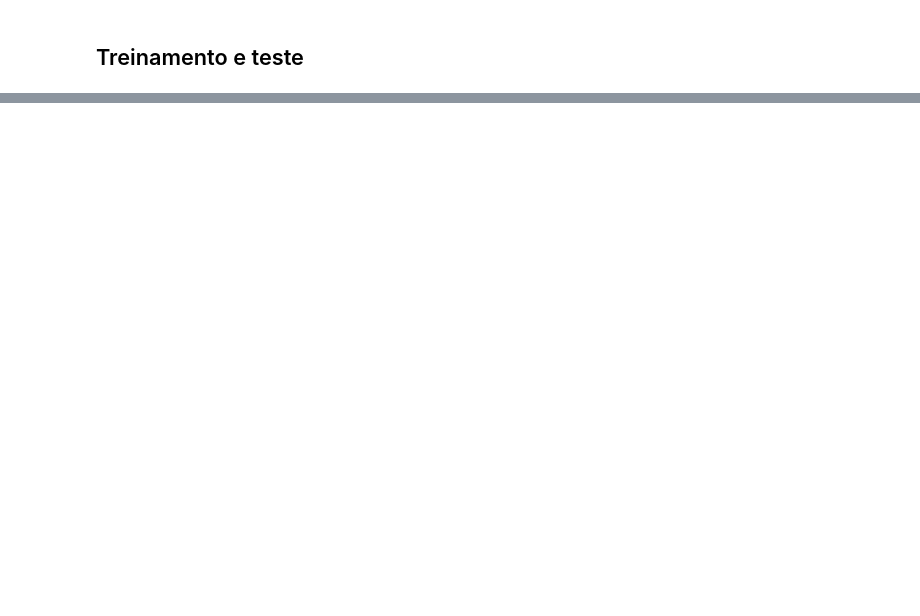
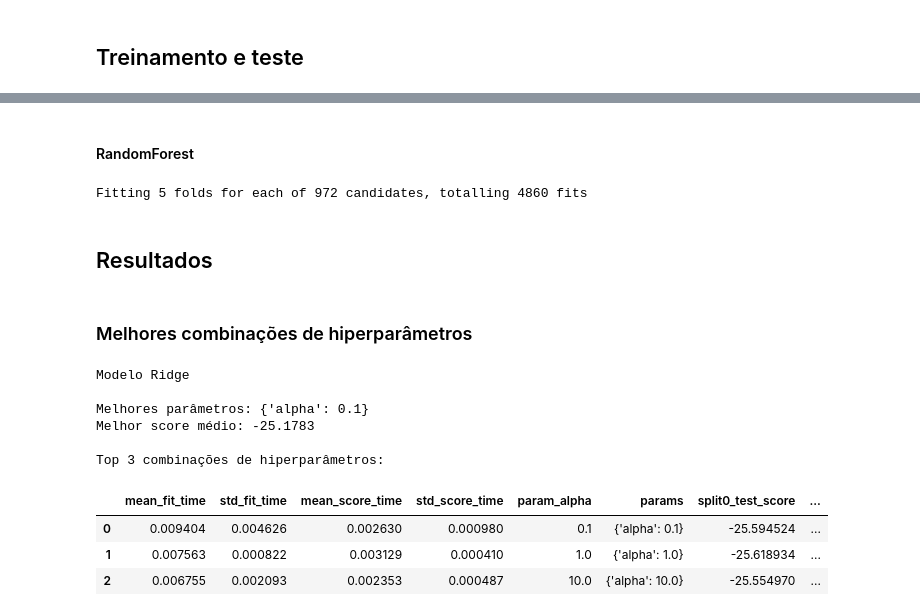
Before and after one commit to Washjr/InteligenciaArtificial, a Jupyter notebook: modelo-regressao/Regressão_Washington_Junior_e_Eduardo_Ikeda.ipynb, the cells around one changed output, grey strips where cells are left out. Saved outputs shown, nothing was run; the diff lists cells and outputs as text; code cells hidden in the pictures; blank space fills up the shorter version.

```diff
--- a/modelo-regressao/Regressão_Washington_Junior_e_Eduardo_Ikeda.ipynb
+++ b/modelo-regressao/Regressão_Washington_Junior_e_Eduardo_Ikeda.ipynb
@@ -172,0 +249,9 @@ X_train, X_test, y_train, y_test = train_test_split(features_encoded, target, te
+# %%
+selector = SelectKBest(score_func=f_regression, k=50)
+selector.fit(X_train, y_train)
+
+scores = pd.Series(selector.scores_, index=X_train.columns)
+print(scores.sort_values(ascending=False).head(50))
+
+best_columns = X_train.columns[selector.get_support()]
+X_train = X_train[best_columns]
@@ -367,0 +351,16 @@ plot_predicted_vs_actual(y_test, y_pred_rf, "Random Forest")
+# %%
+# Regressão Linear com regularização L2
+estimator_ridge = Ridge(random_state=42)
+
+param_grid_ridge = {
+    'alpha': [0.1, 1.0, 10.0, 100.0]
+}
+
+result_ridge = train_and_evaluate(
+    estimator=estimator_ridge,
+    param_grid=param_grid_ridge,
+    X_train=X_train,
+    y_train=y_train,
+    X_test=X_test,
+    y_test=y_test
+)
@@ -367,0 +393,52 @@ plot_predicted_vs_actual(y_test, y_pred_rf, "Random Forest")
+# %% [markdown]
+#### RandomForest
+# %%
+estimator_rf = RandomForestRegressor(random_state=42)
+
+param_grid_rf = {
+    'n_estimators': [50, 100, 200],         # Número de árvores na floresta
+    'max_depth': [None, 2, 3, 4],           # Profundidade máxima das árvores
+    'min_samples_split': [2, 5, 10],        # Número mínimo de amostras necessárias para dividir um nó
+    'min_samples_leaf': [1, 2, 4],          # Número mínimo de amostras necessárias em um nó folha
+    'max_features': [None, 'sqrt', 'log2'], # Número de recursos a serem considerados ao procurar a melhor divisão
+    'ccp_alpha': [0.0, 0.001, 0.01]         # Parâmetro de complexidade para poda
+}
+
+result_rf = train_and_evaluate(
+    estimator=estimator_rf,
+    param_grid=param_grid_rf,
+    X_train=X_train,
+    y_train=y_train,
+    X_test=X_test,
+    y_test=y_test
+)
+# %% [output]
+Fitting 5 folds for each of 972 candidates, totalling 4860 fits
+# %% [markdown]
+## Resultados
+# %% [markdown]
+### Melhores combinações de hiperparâmetros
+# %%
+# Imprime melhores parâmetros, melhor score e top N combos de hiperparâmetros
+def print_search_results(result, model_name, top_n=3):
+    print(
+        f"Modelo {model_name} \n\n"
+        f"Melhores parâmetros: {result['best_params']} \n"
+        f"Melhor score médio: {result['best_score']:.4f} \n\n"
+        f"Top {top_n} combinações de hiperparâmetros:"
+    )
+    df = pd.DataFrame(result['cv_results'])
+    display(df.sort_values(by='mean_test_score', ascending=False).head(top_n))
+# %%
+print_search_results(result_ridge, "Ridge")
+# %% [output]
+Modelo Ridge
+
+Melhores parâmetros: {'alpha': 0.1}
+Melhor score médio: -25.1783
+
+Top 3 combinações de hiperparâmetros:
+|  | mean_fit_time | std_fit_time | mean_score_time | std_score_time | param_alpha | params | split0_test_score | ... |
+| 0 | 0.009404 | 0.004626 | 0.002630 | 0.000980 | 0.1 | {'alpha': 0.1} | -25.594524 | ... |
+| 1 | 0.007563 | 0.000822 | 0.003129 | 0.000410 | 1.0 | {'alpha': 1.0} | -25.618934 | ... |
+| 2 | 0.006755 | 0.002093 | 0.002353 | 0.000487 | 10.0 | {'alpha': 10.0} | -25.554970 | ... |
```
Also changed, not shown: parts of 46 cells of this notebook.
